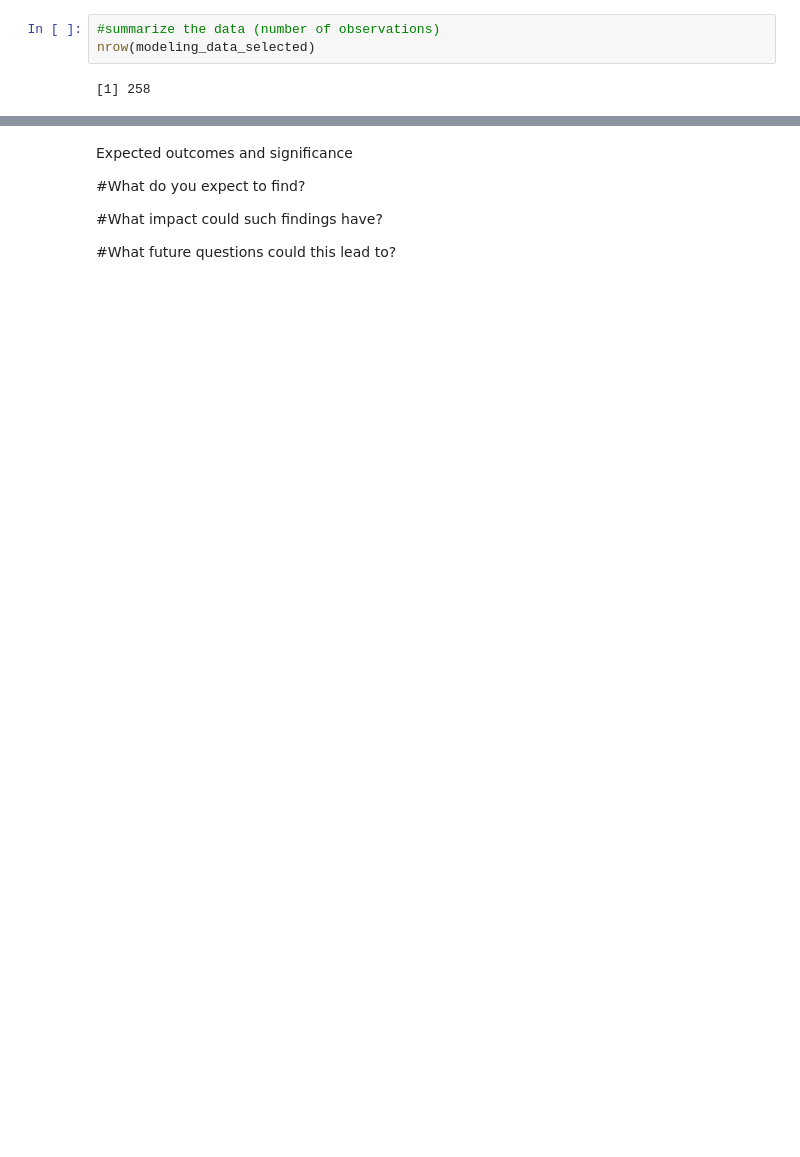
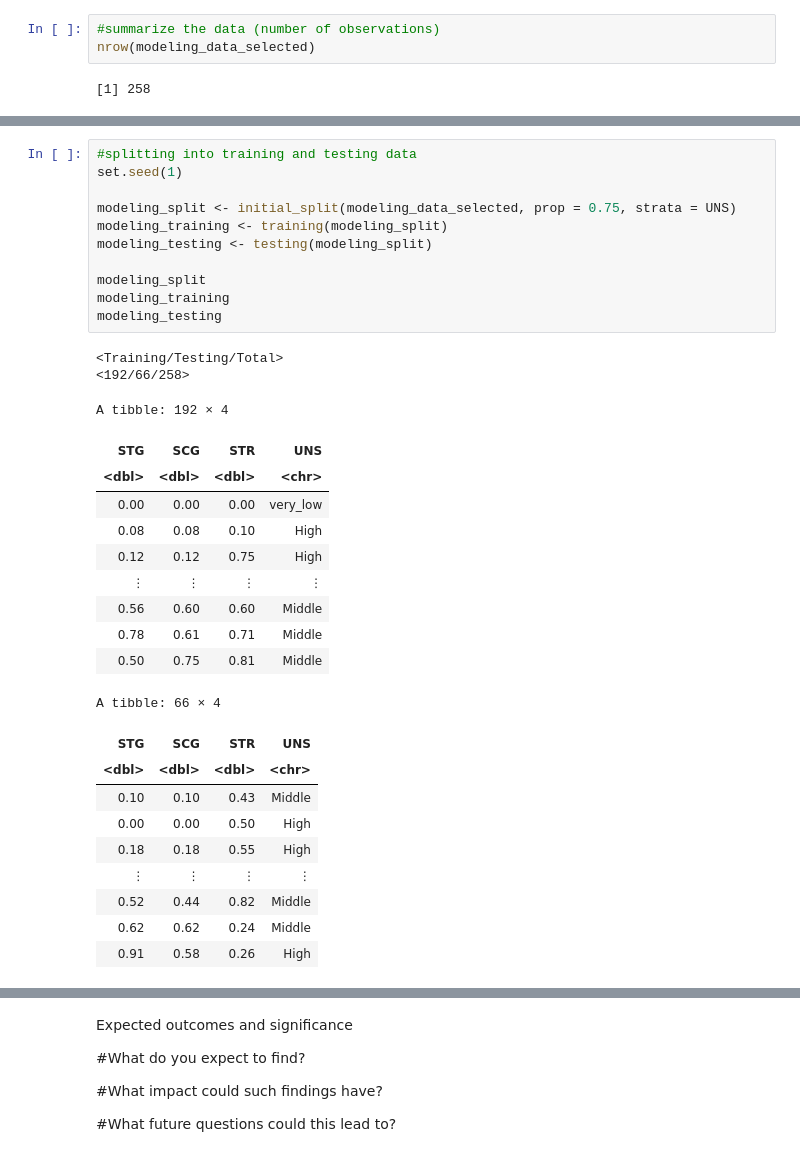
Before and after one commit to Anson-Chan-HK/DSCI-100-2023S1-4-PROJECT, a Jupyter notebook: proposal_project.ipynb, the cells around one changed output, grey strips where cells are left out. Drawn from its saved outputs; the diff is of its cells as text; blank space fills up the shorter version.

```diff
--- a/proposal_project.ipynb
+++ b/proposal_project.ipynb
@@ -118,0 +128,34 @@ modeling_data_plot
+# %%
+#splitting into training and testing data
+set.seed(1)
+
+modeling_split <- initial_split(modeling_data_selected, prop = 0.75, strata = UNS)
+modeling_training <- training(modeling_split)
+modeling_testing <- testing(modeling_split)
+
+modeling_split
+modeling_training
+modeling_testing
+# %% [output]
+<Training/Testing/Total>
+<192/66/258>
+A tibble: 192 × 4
+| STG | SCG | STR | UNS |
+| <dbl> | <dbl> | <dbl> | <chr> |
+| 0.00 | 0.00 | 0.00 | very_low |
+| 0.08 | 0.08 | 0.10 | High |
+| 0.12 | 0.12 | 0.75 | High |
+| ⋮ | ⋮ | ⋮ | ⋮ |
+| 0.56 | 0.60 | 0.60 | Middle |
+| 0.78 | 0.61 | 0.71 | Middle |
+| 0.50 | 0.75 | 0.81 | Middle |
+A tibble: 66 × 4
+| STG | SCG | STR | UNS |
+| <dbl> | <dbl> | <dbl> | <chr> |
+| 0.10 | 0.10 | 0.43 | Middle |
+| 0.00 | 0.00 | 0.50 | High |
+| 0.18 | 0.18 | 0.55 | High |
+| ⋮ | ⋮ | ⋮ | ⋮ |
+| 0.52 | 0.44 | 0.82 | Middle |
+| 0.62 | 0.62 | 0.24 | Middle |
+| 0.91 | 0.58 | 0.26 | High |
```
Also changed, not shown: parts of 17 cells of this notebook.
